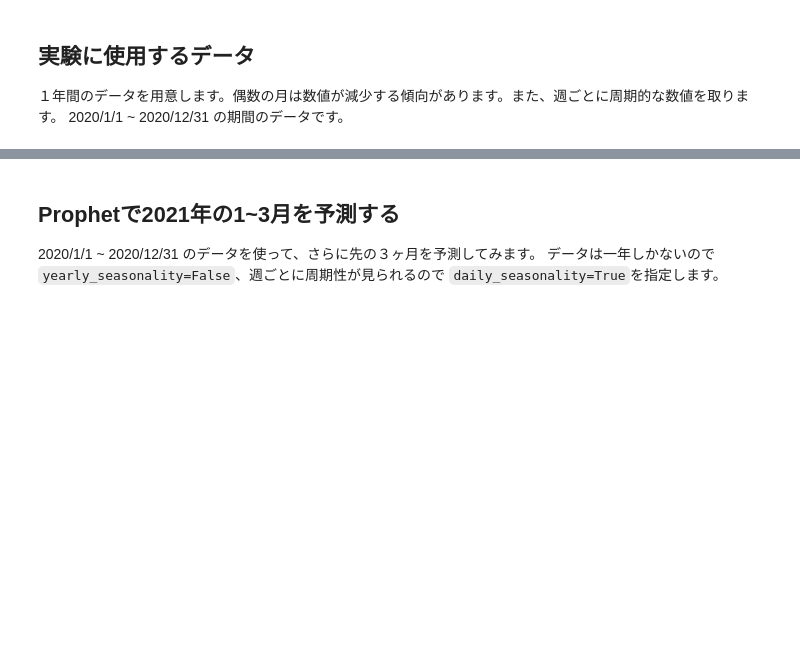
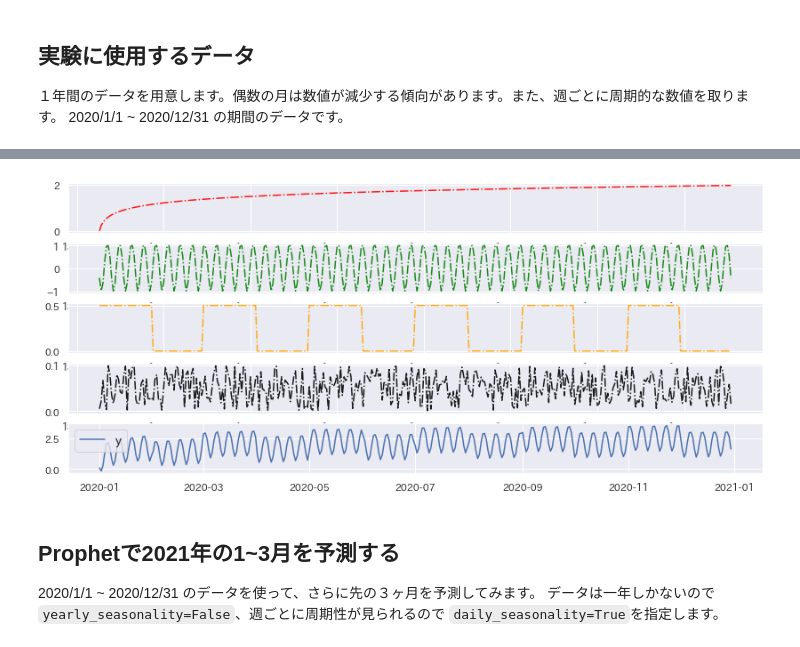
Before and after one commit to k-datamining/dm-ts, a Jupyter notebook: dm-ts/ts/forecast/001-Prophet.ipynb, the cells around one changed output, grey strips where cells are left out. Saved outputs shown, nothing was run; the diff lists cells and outputs as text; code cells hidden in the pictures; blank space fills up the shorter version.

```diff
--- a/dm-ts/ts/forecast/001-Prophet.ipynb
+++ b/dm-ts/ts/forecast/001-Prophet.ipynb
@@ -46,3 +68,19 @@ plt.show()
+# %%
+plt.figure(figsize=(14, 6))
+plt.title("yを成分ごとに分解したもの")
+plt.subplot(511)
+plt.plot(x, trend_y, "-.", color="red", label="トレンド", alpha=0.9)
+plt.subplot(512)
+plt.plot(x, weekly_y, "-.", color="green", label="周期的な変動(週ごと)", alpha=0.9)
+plt.subplot(513)
+plt.plot(x, seasonal_y, "-.", color="orange", label="周期的な変動(月ごと)", alpha=0.9)
+plt.subplot(514)
+plt.plot(x, noise_y, "-.", color="k", label="ノイズ成分")
+plt.subplot(515)
+sns.lineplot(data=df)
+plt.show()
+# %% [output]
+[figure, added]
 # %% [markdown]
 ## Prophetで2021年の1~3月を予測する
 2020/1/1 ~ 2020/12/31 のデータを使って、さらに先の３ヶ月を予測してみます。
```
Also changed, not shown: parts of 5 cells of this notebook.
